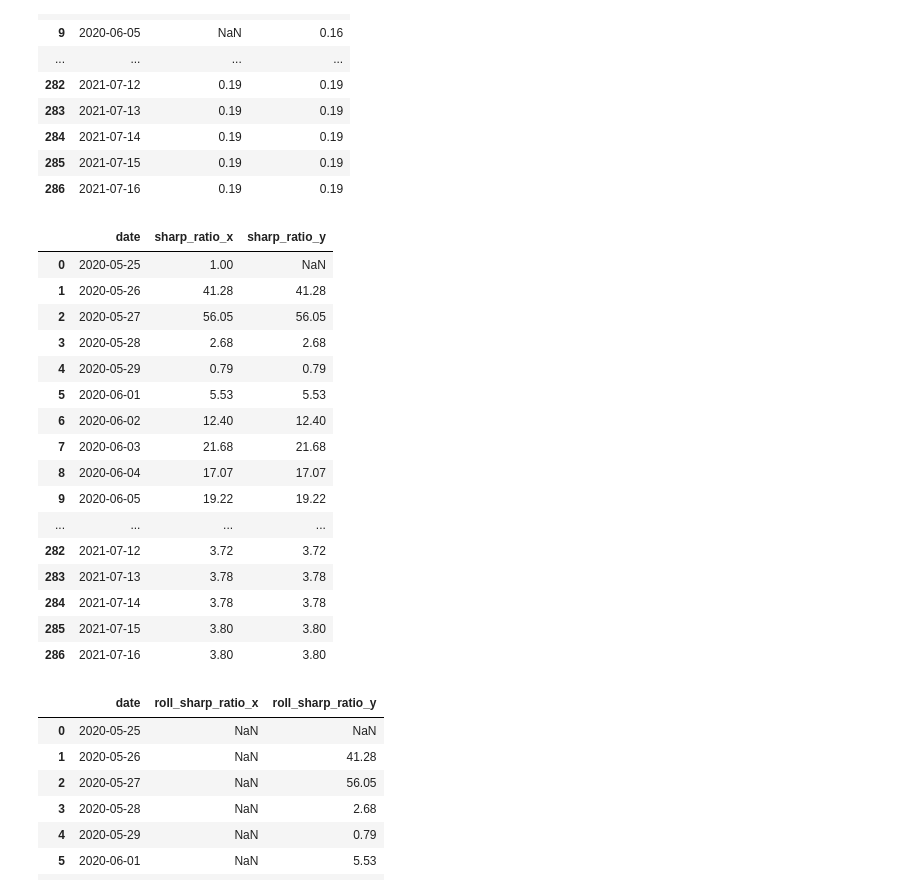
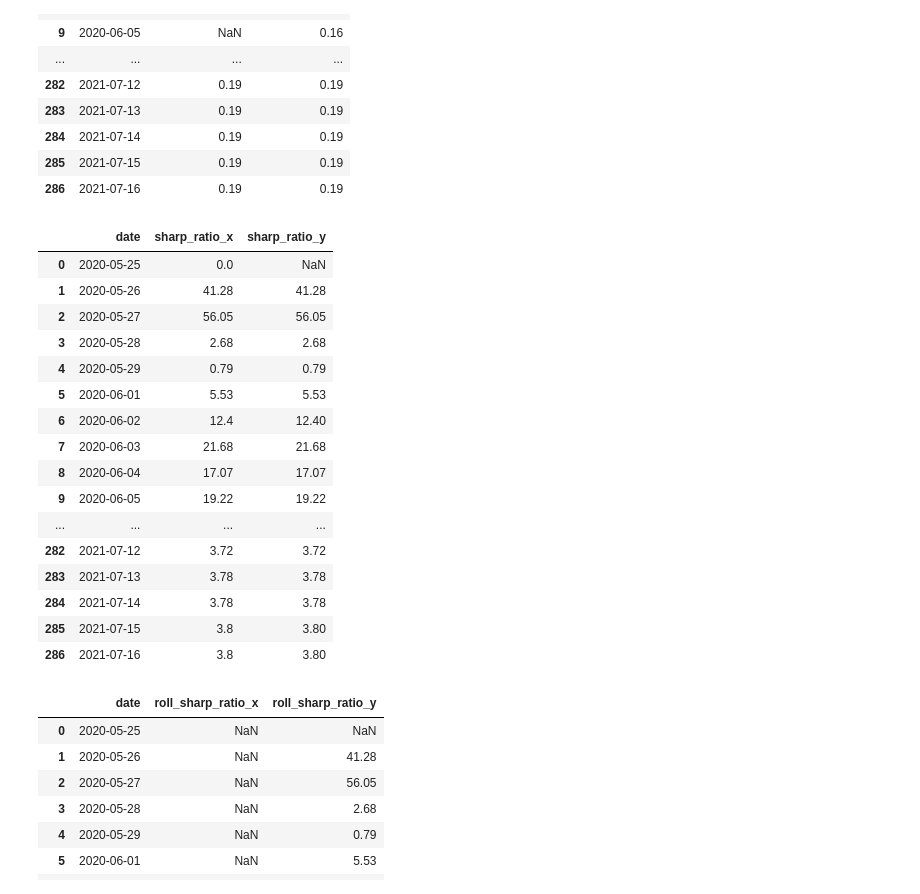
Before and after one commit to ajcltm/BackTesting, a Jupyter notebook: quality_value(7.18).ipynb, the cells around one changed output. Drawn from its saved outputs; the diff is of its cells as text; code cells hidden in the pictures.

```diff
--- a/quality_value(7.18).ipynb
+++ b/quality_value(7.18).ipynb
@@ -396,19 +398,19 @@ reduce(lambda x,y: pd.merge(x, y, how='outer', on='date'), empty_space)
 # %%
 empty_space = []
 volatility=step_1['volatility'].apply(lambda x : 1e-50 if x ==0 else x)
-step_1 = step_1.assign(sharp_ratio = annualized_return/volatility)
+step_1 = step_1.assign(sharp_ratio = step_1['annualized_return']/volatility)
 empty_space.append(step_1[['date','sharp_ratio']])
 empty_space.append(result[['date','sharp_ratio']])
 reduce(lambda x,y: pd.merge(x, y, how='outer', on='date'), empty_space)
 # %% [output]
 |  | date | sharp_ratio_x | sharp_ratio_y |
-| 0 | 2020-05-25 | 1.00 | NaN |
+| 0 | 2020-05-25 | 0.0 | NaN |
 | 1 | 2020-05-26 | 41.28 | 41.28 |
 | 2 | 2020-05-27 | 56.05 | 56.05 |
 | 3 | 2020-05-28 | 2.68 | 2.68 |
 | 4 | 2020-05-29 | 0.79 | 0.79 |
 | 5 | 2020-06-01 | 5.53 | 5.53 |
-| 6 | 2020-06-02 | 12.40 | 12.40 |
+| 6 | 2020-06-02 | 12.4 | 12.40 |
 | 7 | 2020-06-03 | 21.68 | 21.68 |
 | 8 | 2020-06-04 | 17.07 | 17.07 |
 | 9 | 2020-06-05 | 19.22 | 19.22 |
@@ -416,8 +418,8 @@ reduce(lambda x,y: pd.merge(x, y, how='outer', on='date'), empty_space)
 | 282 | 2021-07-12 | 3.72 | 3.72 |
 | 283 | 2021-07-13 | 3.78 | 3.78 |
 | 284 | 2021-07-14 | 3.78 | 3.78 |
-| 285 | 2021-07-15 | 3.80 | 3.80 |
-| 286 | 2021-07-16 | 3.80 | 3.80 |
+| 285 | 2021-07-15 | 3.8 | 3.80 |
+| 286 | 2021-07-16 | 3.8 | 3.80 |
 # %%
 empty_space = []
 roll_volatility=step_1['roll_volatility'].apply(lambda x : 1e-50 if x ==0 else x)
```
Also changed, not shown: parts of 7 cells of this notebook.
